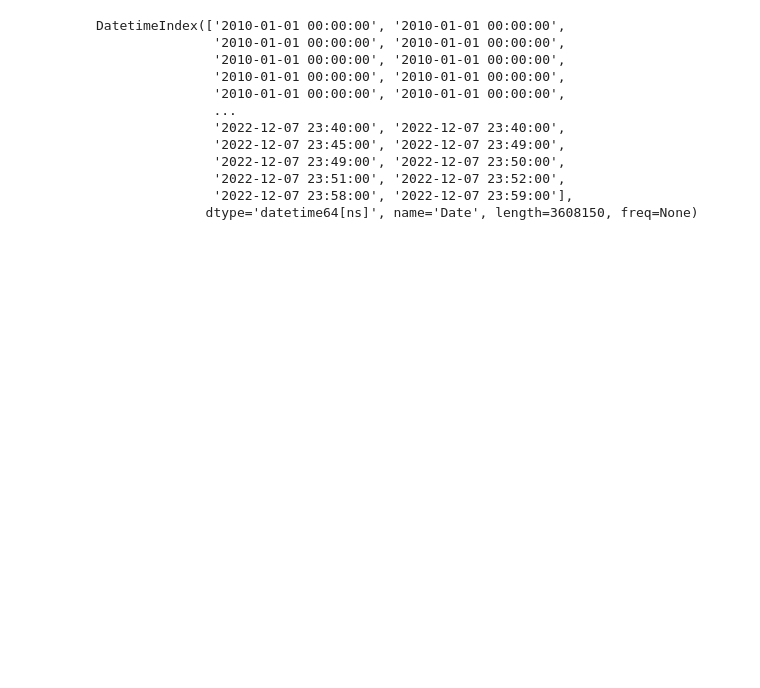
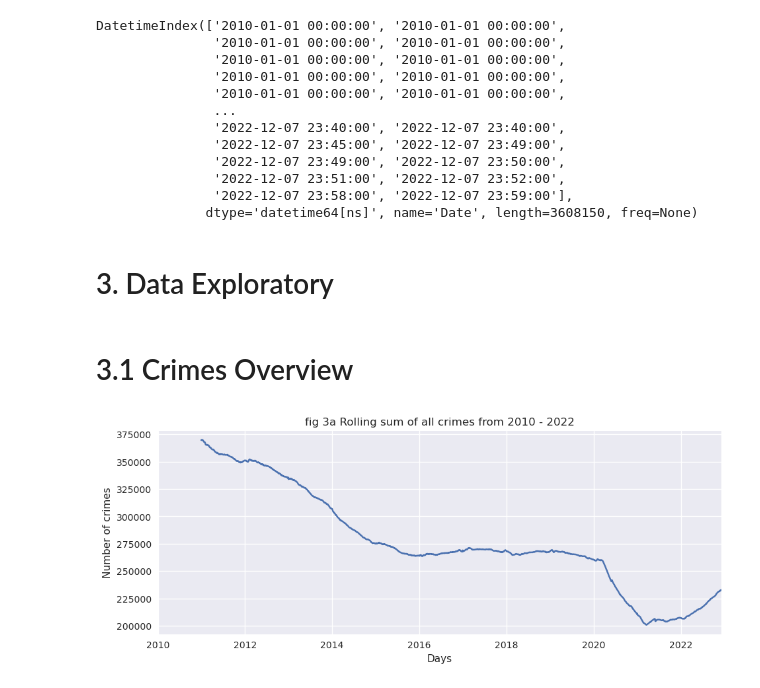
Before and after one commit to raymondchanwm/Projects, a Jupyter notebook: Crimes in Chicago (Year Wise)/Crimes in Chicago (Year Wise).ipynb, the cells around one changed output. Saved outputs shown, nothing was run; the diff lists cells and outputs as text; code cells hidden in the pictures; blank space fills up the shorter version.

```diff
--- a/Crimes in Chicago (Year Wise)/Crimes in Chicago (Year Wise).ipynb
+++ b/Crimes in Chicago (Year Wise)/Crimes in Chicago (Year Wise).ipynb
@@ -187 +139,15 @@ dayofweek_by_type = crimes.pivot_table(values='ID', index='Primary Type', column
 location_by_type  = crimes.pivot_table(values='ID', index='Location Description', columns='Primary Type', aggfunc=np.size).fillna(0)
+# %% [markdown]
+# 3. Data Exploratory
+# %% [markdown]
+# 3.1 Crimes Overview
+# %%
+#the rolling sum of all crimes reported in Chicago from 2010 to 2022, with a rolling window of 365 days.
+plt.figure(figsize=(11,4))
+crimes.resample('D').size().rolling(365).sum().plot()
+plt.title('fig 3a Rolling sum of all crimes from 2010 - 2022')
+plt.ylabel('Number of crimes')
+plt.xlabel('Days')
+plt.show()
+# %% [output]
+[figure, added]
```
Also changed, not shown: parts of 58 cells of this notebook.
